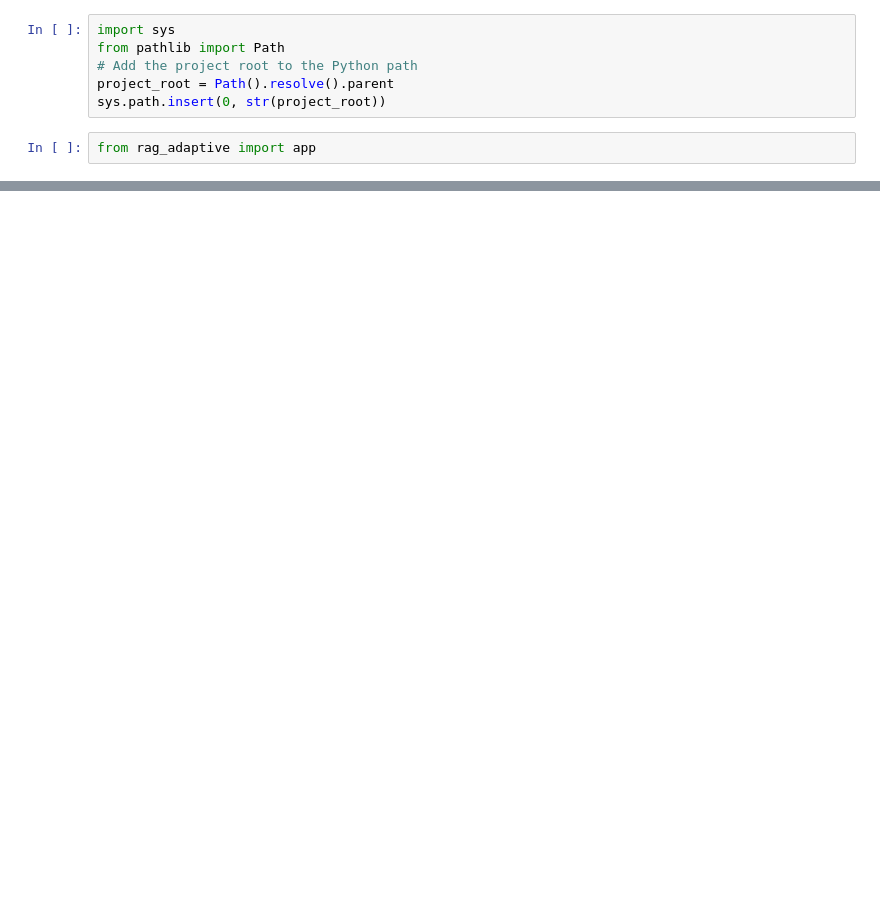
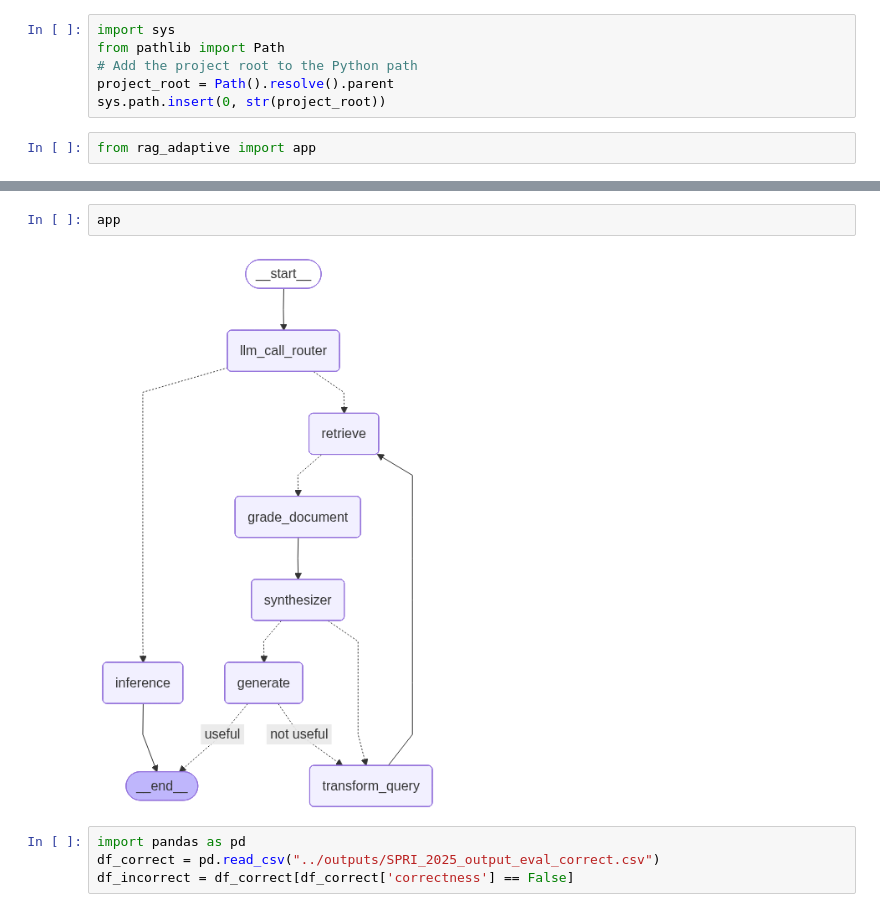
Before and after one commit to Jake-Song/RAG-end2end, a Jupyter notebook: rag_adaptive/rag_adaptive.ipynb, the cells around one changed output, grey strips where cells are left out. Drawn from its saved outputs; the diff is of its cells as text; blank space fills up the shorter version.

```diff
--- a/rag_adaptive/rag_adaptive.ipynb
+++ b/rag_adaptive/rag_adaptive.ipynb
@@ -79,0 +9,8 @@ df_incorrect
+# %%
+app
+# %% [output]
+[figure, added]
+# %%
+import pandas as pd
+df_correct = pd.read_csv("../outputs/SPRI_2025_output_eval_correct.csv")
+df_incorrect = df_correct[df_correct['correctness'] == False]
```
Also changed, not shown: parts of 46 cells of this notebook, 1 other file.
